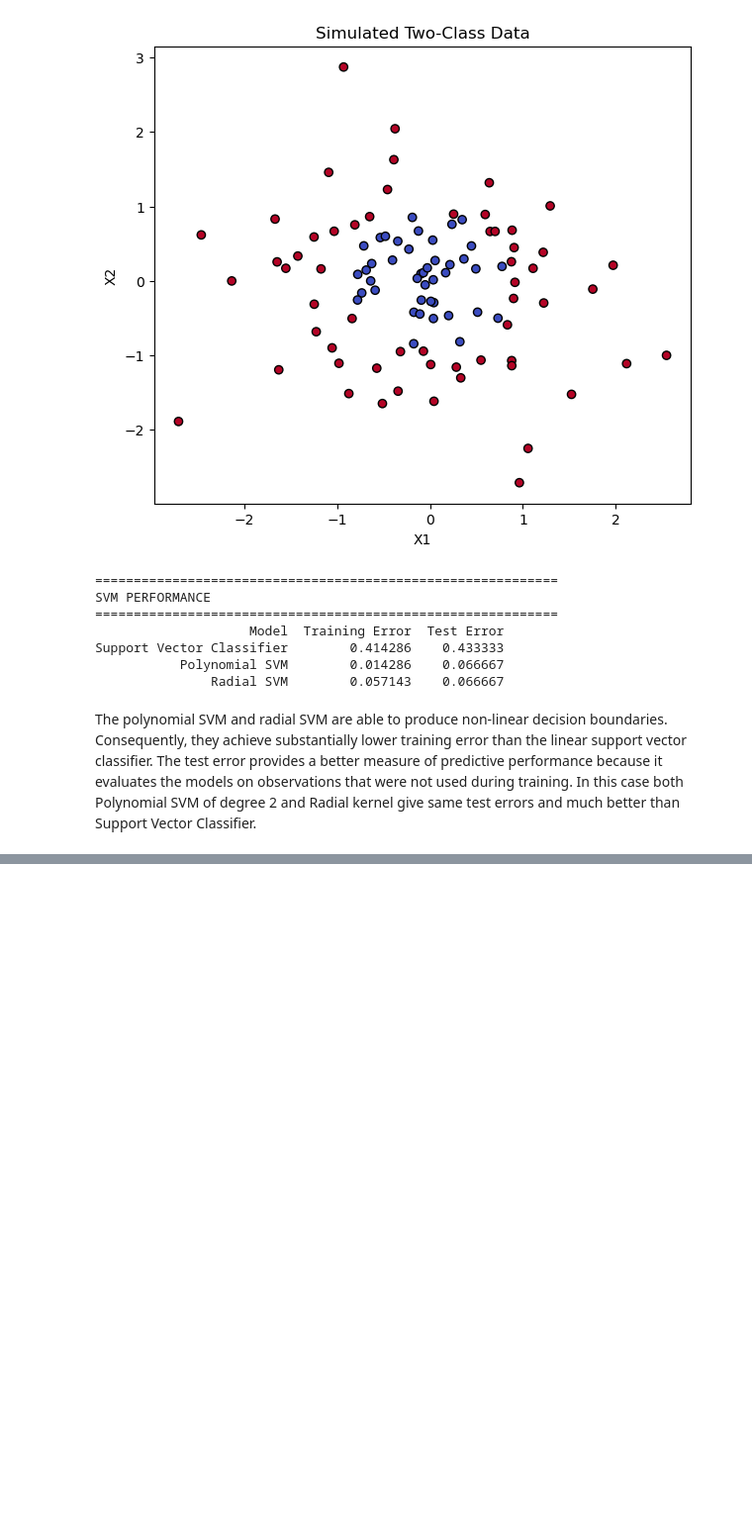
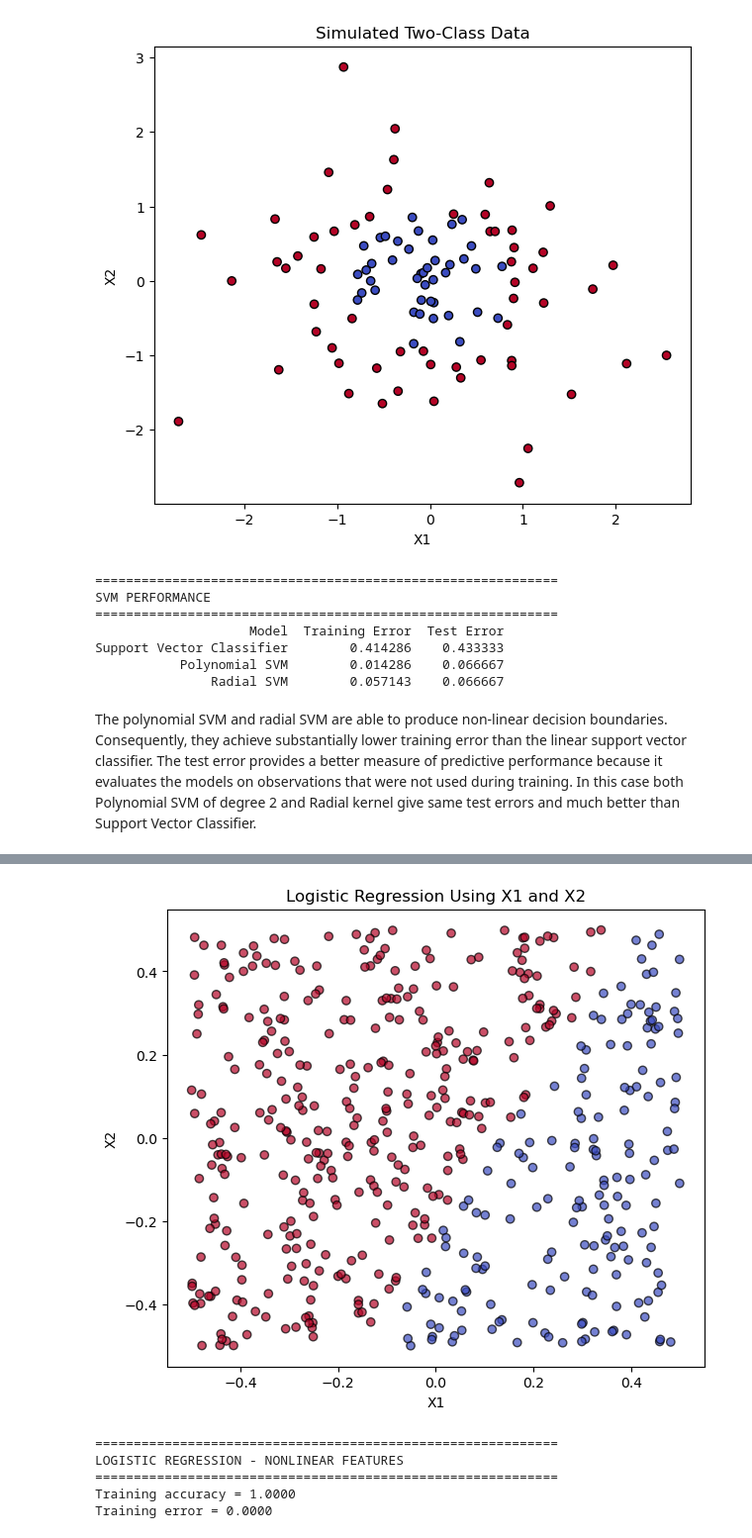
Before and after one commit to sumukha-r/isl-python-solutions, a Jupyter notebook: Chapter09-Support-Vector-Machines/Chapter09-Support-Vector-Machines.ipynb, the cells around one changed output, grey strips where cells are left out. Shown at 99% size. Saved outputs shown, nothing was run; the diff lists cells and outputs as text; code cells hidden in the pictures; blank space fills up the shorter version.

```diff
--- a/Chapter09-Support-Vector-Machines/Chapter09-Support-Vector-Machines.ipynb
+++ b/Chapter09-Support-Vector-Machines/Chapter09-Support-Vector-Machines.ipynb
@@ -69,0 +121,27 @@ The polynomial SVM and radial SVM are able to produce non-linear decision bounda
+# %%
+plt.figure(figsize=(7, 6))
+plt.scatter(x1, x2, c=y_pred_linear, cmap="coolwarm", edgecolor="k", alpha=0.7)
+plt.xlabel("X1")
+plt.ylabel("X2")
+plt.title("Logistic Regression Using X1 and X2")
+plt.show()
+# %% [output]
+[figure, added]
+# %%
+X_nonlinear = pd.DataFrame({"X1": x1, "X2": x2, "X1_squared": x1**2, "X2_squared": x2**2, "X1_X2": x1*x2})
+
+logistic_nonlinear = LogisticRegression(C=1e6, max_iter=10000)
+logistic_nonlinear.fit(X_nonlinear, y)
+y_pred_nonlinear = logistic_nonlinear.predict(X_nonlinear)
+
+print("=" * 60)
+print("LOGISTIC REGRESSION - NONLINEAR FEATURES")
+print("=" * 60)
+print(f"Training accuracy = {accuracy_score(y, y_pred_nonlinear):.4f}")
+print(f"Training error = {1 - accuracy_score(y, y_pred_nonlinear):.4f}")
+# %% [output]
+============================================================
+LOGISTIC REGRESSION - NONLINEAR FEATURES
+============================================================
+Training accuracy = 1.0000
+Training error = 0.0000
```
Also changed, not shown: parts of 12 cells of this notebook, 1 other file.
